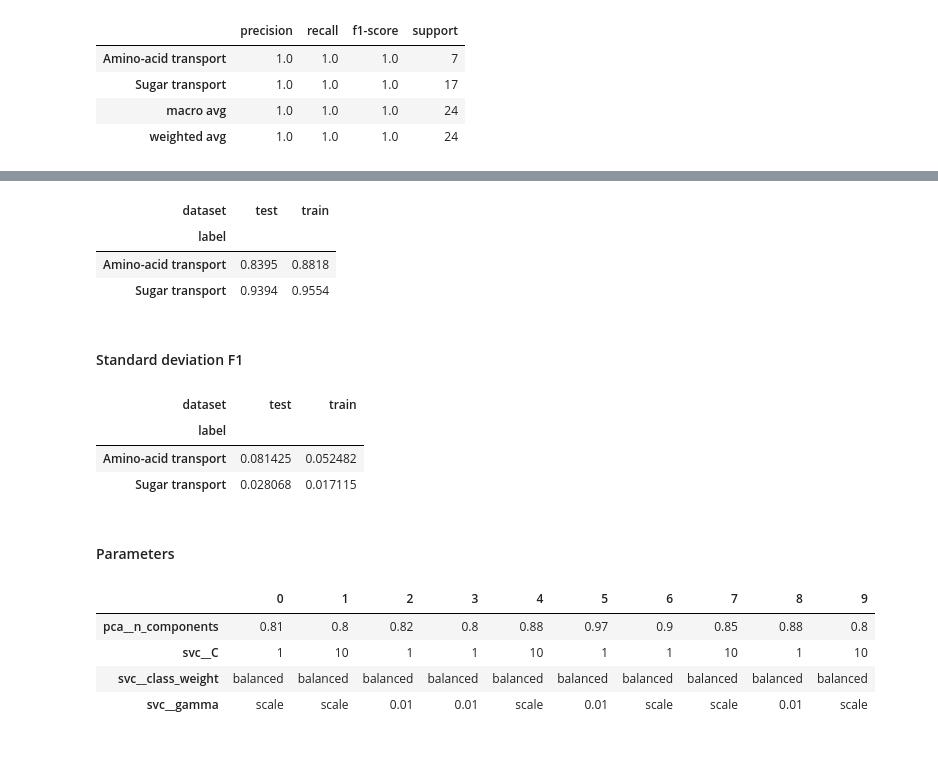
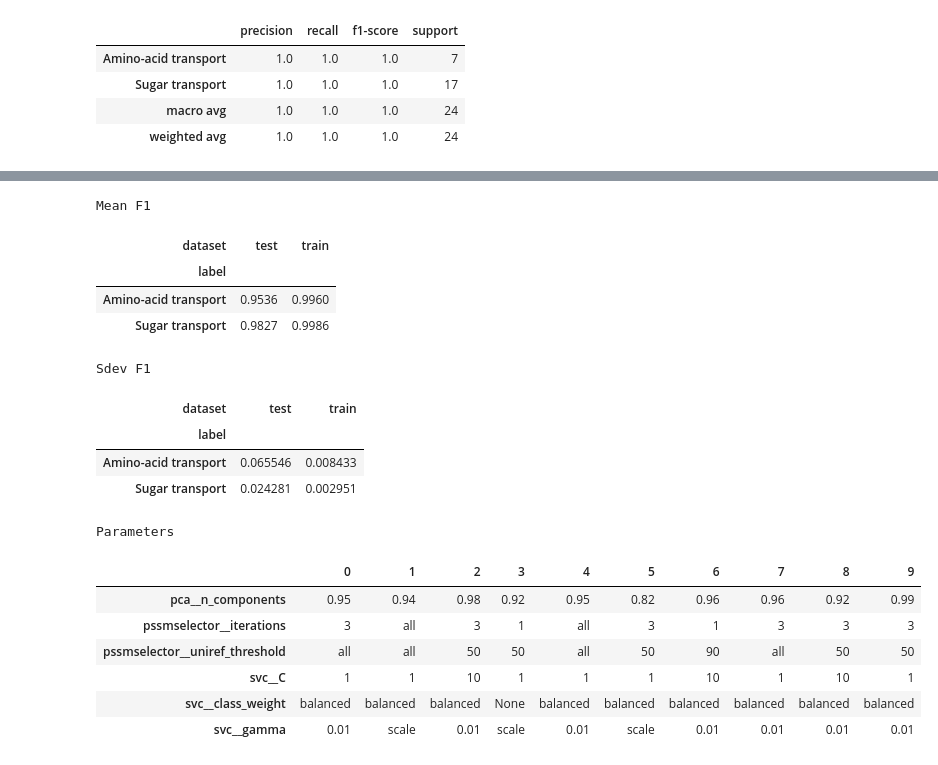
Before and after one commit to adenger/subpred3, a Jupyter notebook: notebooks/athaliana_05_evaluation_pssm.ipynb, the cells around one changed output, grey strips where cells are left out. Drawn from its saved outputs; the diff is of its cells as text; code cells hidden in the pictures.

```diff
--- a/notebooks/athaliana_05_evaluation_pssm.ipynb
+++ b/notebooks/athaliana_05_evaluation_pssm.ipynb
@@ -300,26 +370,35 @@ df_scores_gr = df_scores.groupby(["label", "dataset"], as_index=False)
-# %%
-df_scores_gr.mean().pivot(index="label", columns="dataset", values="F1 score")
-# %% [output]
-| dataset | test | train |
-| label |  |  |
-| Amino-acid transport | 0.8395 | 0.8818 |
-| Sugar transport | 0.9394 | 0.9554 |
-# %% [markdown]
-#### Standard deviation F1
-# %%
-df_scores_gr.std().pivot(index="label", columns="dataset", values="F1 score")
-# %% [output]
-| dataset | test | train |
-| label |  |  |
-| Amino-acid transport | 0.081425 | 0.052482 |
-| Sugar transport | 0.028068 | 0.017115 |
-# %% [markdown]
-#### Parameters
-# %%
-df_params
-# %% [output]
-|  | 0 | 1 | 2 | 3 | 4 | 5 | 6 | 7 | 8 | 9 |
-| pca__n_components | 0.81 | 0.8 | 0.82 | 0.8 | 0.88 | 0.97 | 0.9 | 0.85 | 0.88 | 0.8 |
-| svc__C | 1 | 10 | 1 | 1 | 10 | 1 | 1 | 10 | 1 | 10 |
-| svc__class_weight | balanced | balanced | balanced | balanced | balanced | balanced | balanced | balanced | balanced | balanced |
-| svc__gamma | scale | scale | 0.01 | 0.01 | scale | 0.01 | scale | scale | 0.01 | scale |
+# %%
+df_scores, df_params = full_test(
+    df_pssm,
+    labels,
+    dim_reduction="pca",
+    kernel="rbf",
+    repetitions=10,
+    feature_transformer="pssm",
+)
+df_scores_gr = df_scores.groupby(["label", "dataset"], as_index=False)
+print("Mean F1")
+display(df_scores_gr.mean().pivot(index="label", columns="dataset", values="F1 score"))
+print("Sdev F1")
+display(df_scores_gr.std().pivot(index="label", columns="dataset", values="F1 score"))
+print("Parameters")
+display(df_params)
+# %% [output]
+Mean F1
+| dataset | test | train |
+| label |  |  |
+| Amino-acid transport | 0.9536 | 0.9960 |
+| Sugar transport | 0.9827 | 0.9986 |
+Sdev F1
+| dataset | test | train |
+| label |  |  |
+| Amino-acid transport | 0.065546 | 0.008433 |
+| Sugar transport | 0.024281 | 0.002951 |
+Parameters
+|  | 0 | 1 | 2 | 3 | 4 | 5 | 6 | 7 | 8 | 9 |
+| pca__n_components | 0.95 | 0.94 | 0.98 | 0.92 | 0.95 | 0.82 | 0.96 | 0.96 | 0.92 | 0.99 |
+| pssmselector__iterations | 3 | all | 3 | 1 | all | 3 | 1 | 3 | 3 | 3 |
+| pssmselector__uniref_threshold | all | all | 50 | 50 | all | 50 | 90 | all | 50 | 50 |
+| svc__C | 1 | 1 | 10 | 1 | 1 | 1 | 10 | 1 | 10 | 1 |
+| svc__class_weight | balanced | balanced | balanced | None | balanced | balanced | balanced | balanced | balanced | balanced |
+| svc__gamma | 0.01 | scale | 0.01 | scale | 0.01 | scale | 0.01 | 0.01 | 0.01 | 0.01 |
```
Also changed, not shown: parts of 35 cells of this notebook.
